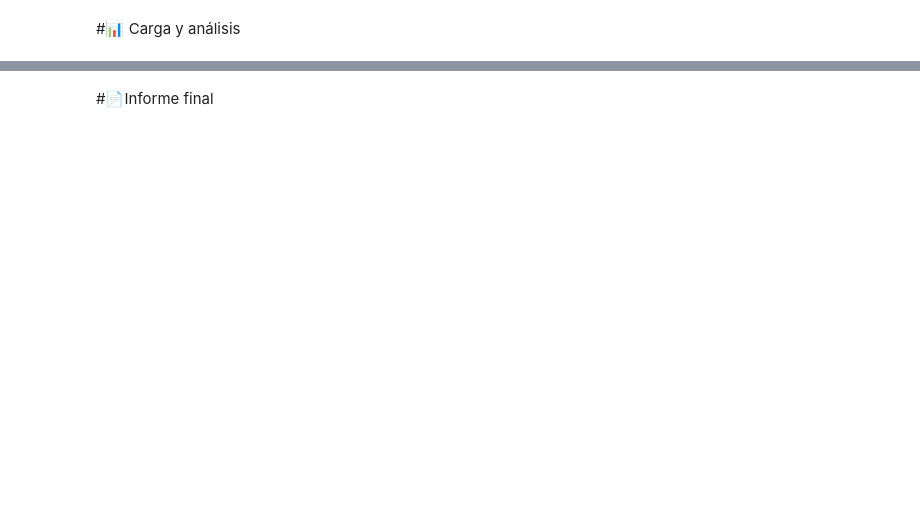
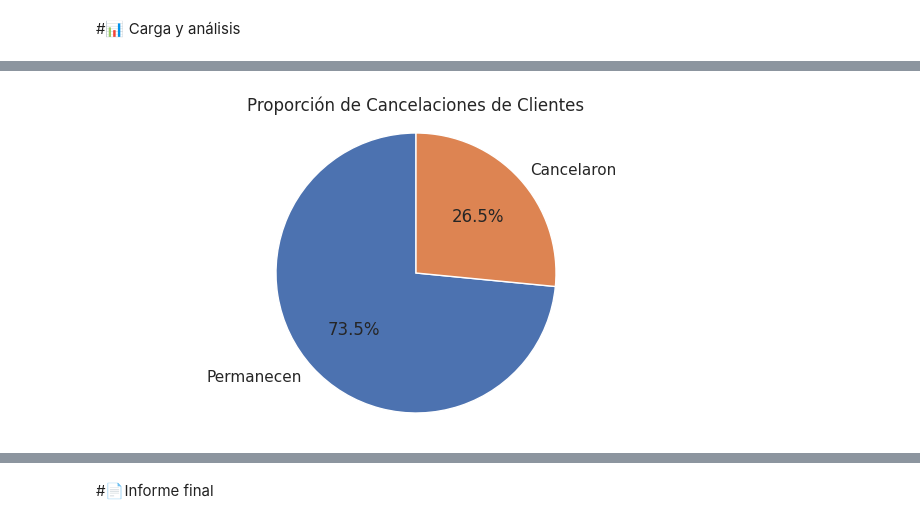
Before and after one commit to RaulMirabal28/challenge2-data-science-LATAM, a Jupyter notebook: TelecomX_LATAM.ipynb, the cells around one changed output, grey strips where cells are left out. Drawn from its saved outputs; the diff is of its cells as text; code cells hidden in the pictures; blank space fills up the shorter version.

Commit message:
Visualización

```diff
--- a/TelecomX_LATAM.ipynb
+++ b/TelecomX_LATAM.ipynb
@@ -226,2 +247,23 @@ Index(['IDCliente', 'Cancelacion', 'Genero', 'MayorDeEdad', 'Pareja',
+# %%
+df_telecom['MetodosPago'] = df_telecom['MetodosPago'].replace({
+    'Electronic check': 'Cheque E.',
+    'Mailed check': 'Cheque C.',
+    'Bank transfer (automatic)': 'Transferencia',
+    'Credit card (automatic)': 'Tarjeta C.'
+})
+# %%
+df_telecom['TipoContrato'] = df_telecom['TipoContrato'].replace({
+    'Month-to-month': 'Mes a mes',
+    'Two year': 'Dos años',
+    'One year': 'Un año'
+})
 # %% [markdown]
 #📊 Carga y análisis
+# %%
+#Copia del DataFrame
+
+df_telecom_tmp = df_telecom.copy()
+cols_bool = df_telecom.select_dtypes(include='bool').columns
+df_telecom_tmp[cols_bool]=df_telecom_tmp[cols_bool].astype(int)
+
+df_telecom_tmp.describe().T
@@ -227,0 +291,5 @@ Index(['IDCliente', 'Cancelacion', 'Genero', 'MayorDeEdad', 'Pareja',
+# %%
+#Contar concelaciones
+
+cancelaciones = df_telecom_tmp['Cancelacion'].value_counts()
+cancelaciones
@@ -227,0 +302,12 @@ Index(['IDCliente', 'Cancelacion', 'Genero', 'MayorDeEdad', 'Pareja',
+# %%
+#Gráfico de cancelación de clientes
+
+labels = ['Permanecen', 'Cancelaron']
+
+plt.figure(figsize=(8,4))
+plt.pie(cancelaciones, labels=labels, autopct='%1.1f%%', startangle=90)
+plt.title('Proporción de Cancelaciones de Clientes')
+plt.axis('equal')
+plt.show()
+# %% [output]
+[figure, added]
```
Also changed, not shown: parts of 13 cells of this notebook.
